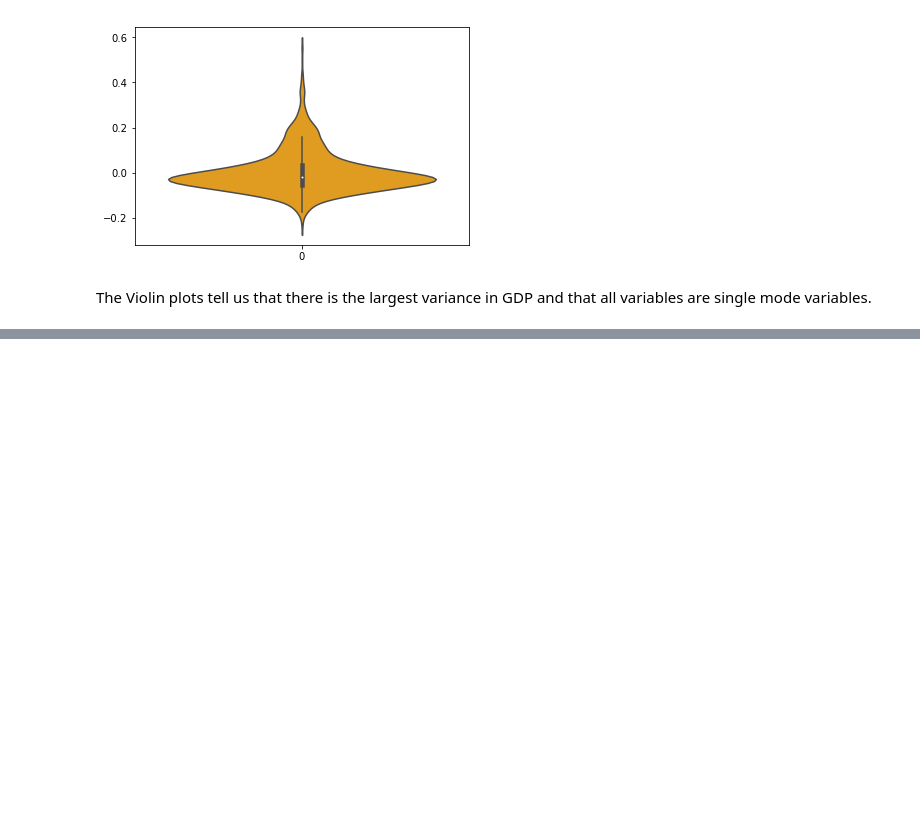
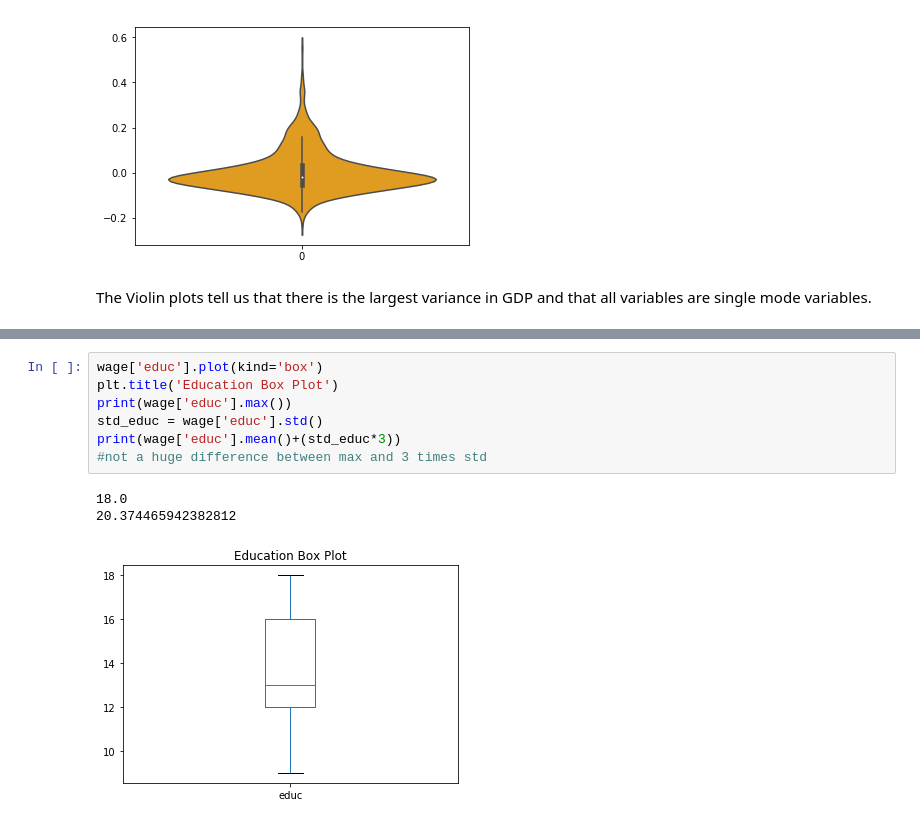
Before and after one commit to Zpolicky/byu_econ_applied_machine_learning, a Jupyter notebook: homeworks/Zach_Policky_Homework_1.ipynb, the cells around one changed output, grey strips where cells are left out. Drawn from its saved outputs; the diff is of its cells as text; blank space fills up the shorter version.

```diff
--- a/homeworks/Zach_Policky_Homework_1.ipynb
+++ b/homeworks/Zach_Policky_Homework_1.ipynb
@@ -344,0 +409,11 @@ The Violin plots tell us that there is the largest variance in GDP and that all
+# %%
+wage['educ'].plot(kind='box')
+plt.title('Education Box Plot')
+print(wage['educ'].max())
+std_educ = wage['educ'].std()
+print(wage['educ'].mean()+(std_educ*3))
+#not a huge difference between max and 3 times std
+# %% [output]
+18.0
+20.374465942382812
+[figure, added]
```
Also changed, not shown: parts of 12 cells of this notebook.
